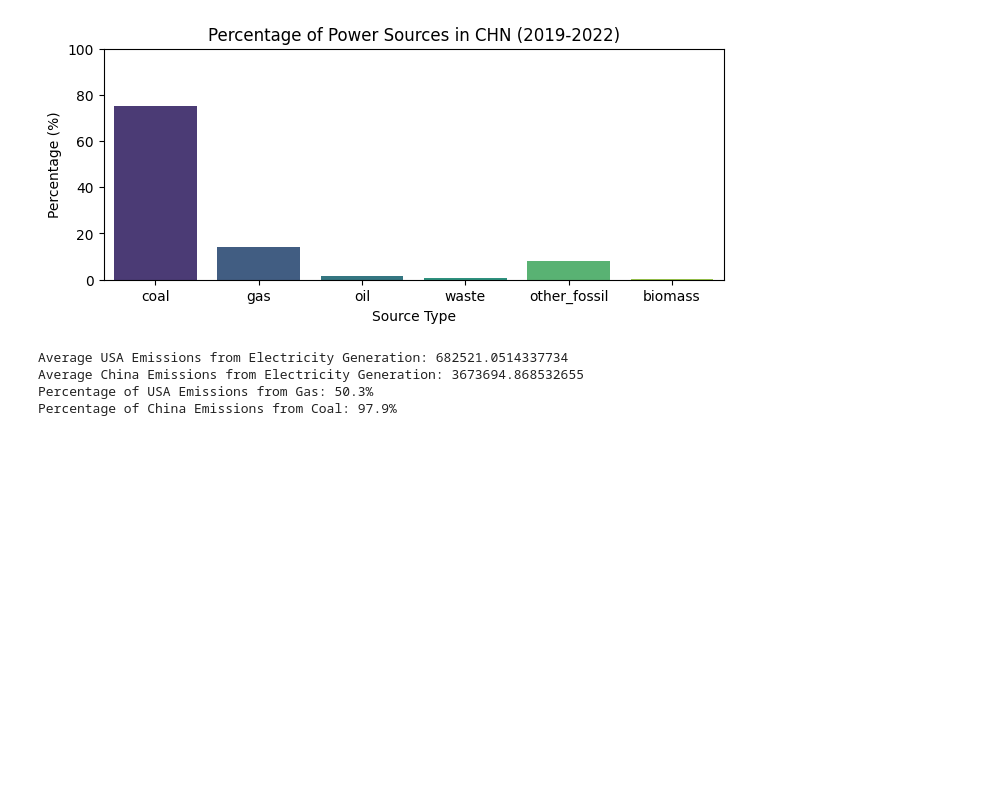
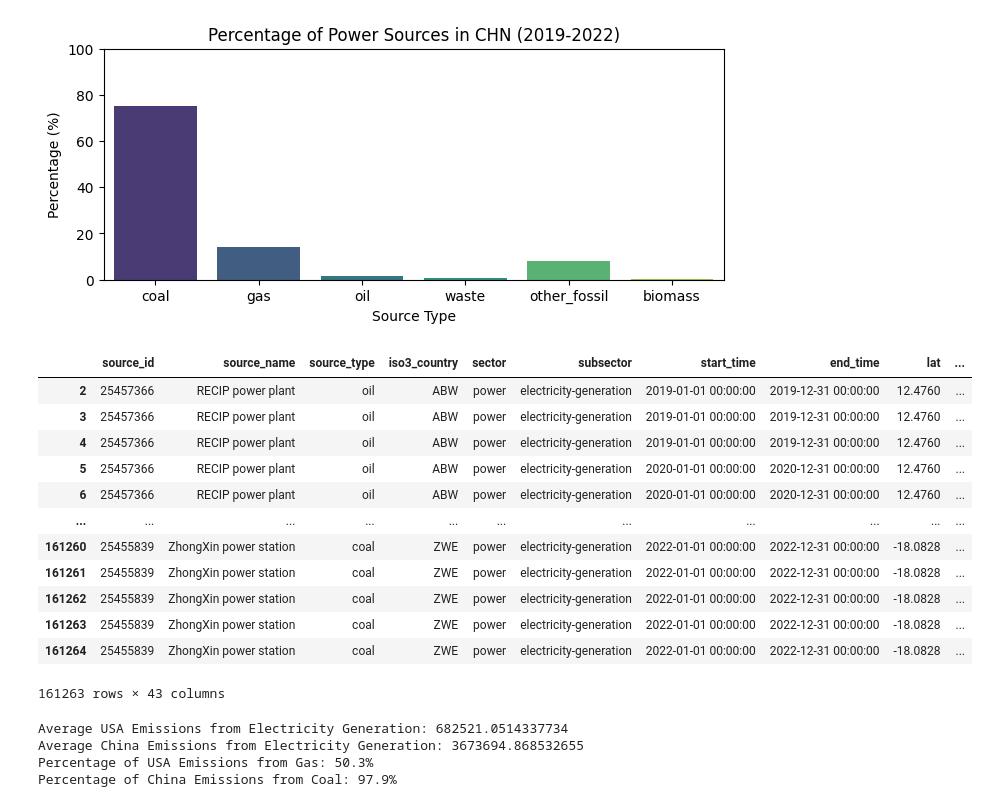
Before and after one commit to maggieesar/Electricity-and-GHG, a Jupyter notebook: FinalProject.ipynb, the cells around one changed output. Drawn from its saved outputs; the diff is of its cells as text; code cells hidden in the pictures; blank space fills up the shorter version.

```diff
--- a/FinalProject.ipynb
+++ b/FinalProject.ipynb
@@ -58,6 +58,22 @@ plot_power_source_percentages(df, 'CHN')
 # %% [output]
 [figure]
 [figure]
+# %%
+df[2:]
+# %% [output]
+|  | source_id | source_name | source_type | iso3_country | sector | subsector | start_time | end_time | lat | ... |
+| 2 | 25457366 | RECIP power plant | oil | ABW | power | electricity-generation | 2019-01-01 00:00:00 | 2019-12-31 00:00:00 | 12.4760 | ... |
+| 3 | 25457366 | RECIP power plant | oil | ABW | power | electricity-generation | 2019-01-01 00:00:00 | 2019-12-31 00:00:00 | 12.4760 | ... |
+| 4 | 25457366 | RECIP power plant | oil | ABW | power | electricity-generation | 2019-01-01 00:00:00 | 2019-12-31 00:00:00 | 12.4760 | ... |
+| 5 | 25457366 | RECIP power plant | oil | ABW | power | electricity-generation | 2020-01-01 00:00:00 | 2020-12-31 00:00:00 | 12.4760 | ... |
+| 6 | 25457366 | RECIP power plant | oil | ABW | power | electricity-generation | 2020-01-01 00:00:00 | 2020-12-31 00:00:00 | 12.4760 | ... |
+| ... | ... | ... | ... | ... | ... | ... | ... | ... | ... | ... |
+| 161260 | 25455839 | ZhongXin power station | coal | ZWE | power | electricity-generation | 2022-01-01 00:00:00 | 2022-12-31 00:00:00 | -18.0828 | ... |
+| 161261 | 25455839 | ZhongXin power station | coal | ZWE | power | electricity-generation | 2022-01-01 00:00:00 | 2022-12-31 00:00:00 | -18.0828 | ... |
+| 161262 | 25455839 | ZhongXin power station | coal | ZWE | power | electricity-generation | 2022-01-01 00:00:00 | 2022-12-31 00:00:00 | -18.0828 | ... |
+| 161263 | 25455839 | ZhongXin power station | coal | ZWE | power | electricity-generation | 2022-01-01 00:00:00 | 2022-12-31 00:00:00 | -18.0828 | ... |
+| 161264 | 25455839 | ZhongXin power station | coal | ZWE | power | electricity-generation | 2022-01-01 00:00:00 | 2022-12-31 00:00:00 | -18.0828 | ... |
+161263 rows × 43 columns
 # %%
 avg_usa_emissions = df[df['iso3_country'] == 'USA']['emissions_quantity'].mean()
 avg_china_emissions = df[df['iso3_country'] == 'CHN']['emissions_quantity'].mean()
```
Also changed, not shown: parts of 4 cells of this notebook.
